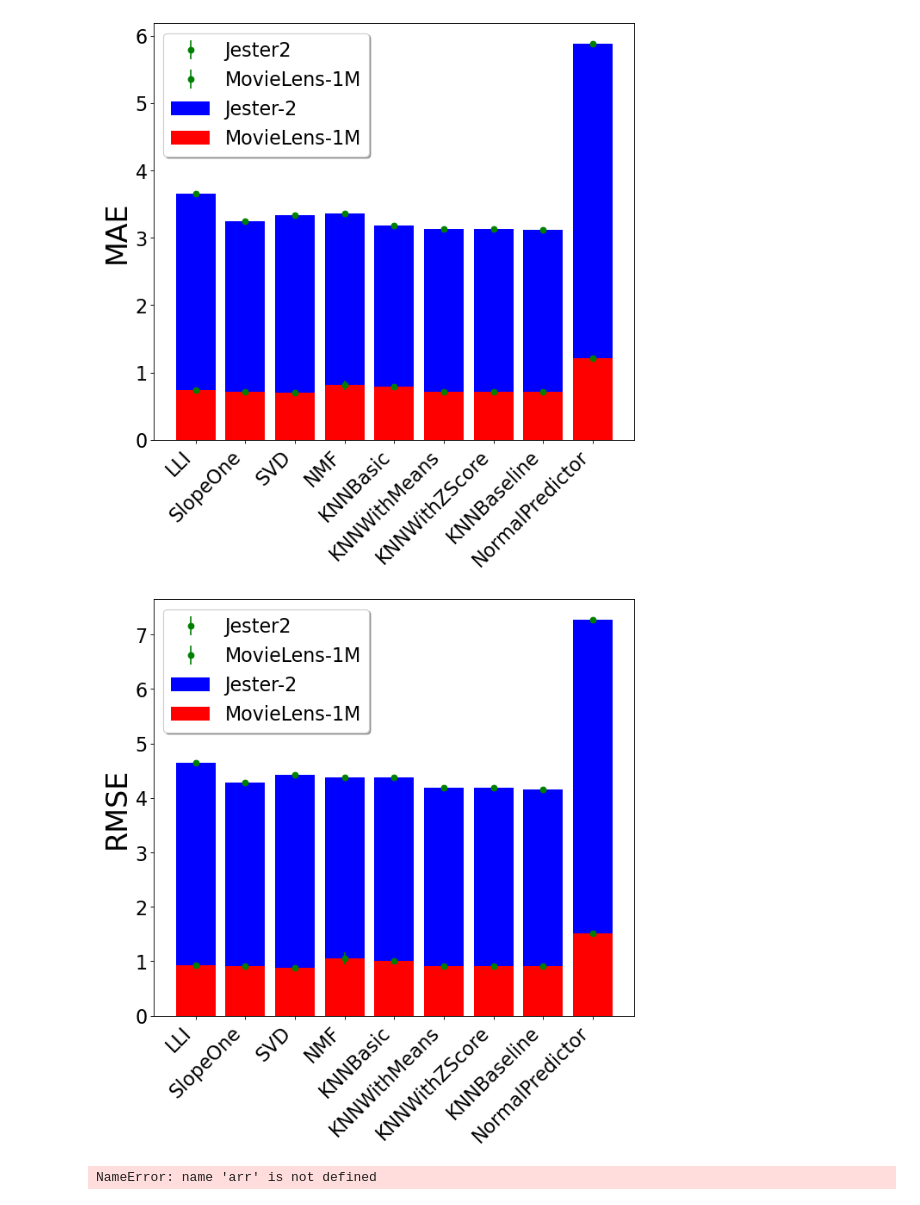
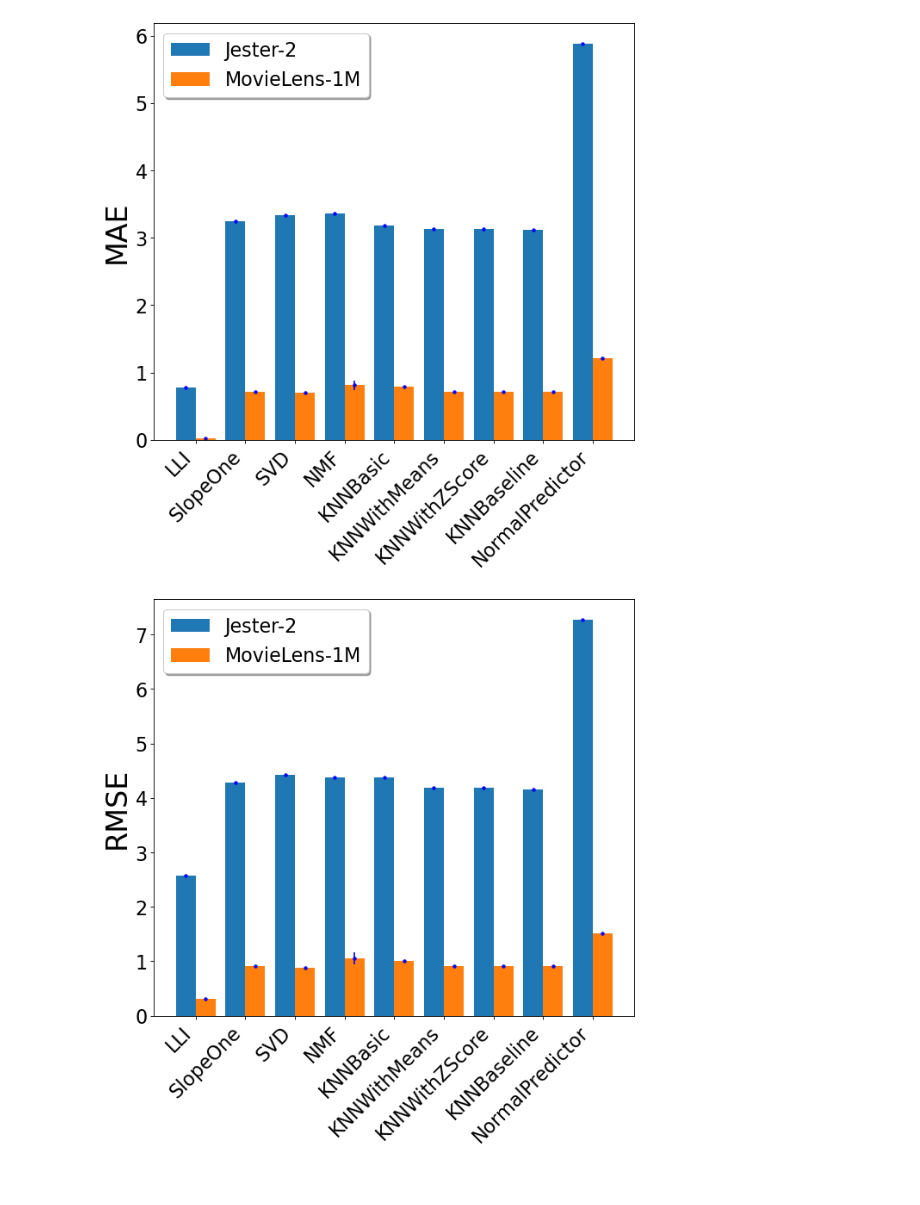
Before and after one commit to tungnguyen1234/LLI-Recommender-System, a Jupyter notebook: visualization/Plot_UC.ipynb, the cells around one changed output. Drawn from its saved outputs; the diff is of its cells as text; code cells hidden in the pictures.

```diff
--- a/visualization/Plot_UC.ipynb
+++ b/visualization/Plot_UC.ipynb
@@ -4,6 +6,6 @@ import matplotlib.pyplot as plt
 # %%
 # MovieLens1M and Jester
-jester = {'LLI': {'MAE': [3.66033864, 2.9802322387695312e-05], 'RMSE': [4.644750118255, 0.003978729248]},\
+jester = {'LLI': {'MAE': [0.780155748128891, 0.0008293048678722447], 'RMSE': [2.5694790124893188, 0.002357667615713407]},\
         'SlopeOne': {'MAE': [3.24346061, 0.00582920], 'RMSE': [4.276264, 0.00594627]},\
         'SVD': {'MAE': [3.33184702, 0.003690941], 'RMSE': [4.42742606, 0.003001447]},\
         'NMF': {'MAE':[3.355650612340057,0.010752853351171082], 'RMSE': [4.374144414, 0.00924872]},\
@@ -14,7 +16,9 @@ jester = {'LLI': {'MAE': [3.66033864, 2.9802322387695312e-05], 'RMSE': [4.644750
         'NormalPredictor': {'MAE':[5.880311067, 0.0077080144], 'RMSE' : [7.26971411,0.0080865294]},\
 }
 
-ml_1m = {'LLI': {'MAE': [0.7440393269062042, 0.0009473264217376709], 'RMSE': [0.9340194165706635, 0.00020560622215270996]},\
+#'LLI': {'MAE': [3.66033864, 2.9802322387695312e-05], 'RMSE': [4.644750118255, 0.003978729248]}
+
+ml_1m = {'LLI': {'MAE': [0.02736947014927864, 4.8901083778024345e-05], 'RMSE': [0.3036342322826385, 0.0005537608722051506]},\
         'SlopeOne': {'MAE': [0.7162062286177, 0.00046123449286989023], 'RMSE': [0.9082294888547588, 0.0004939931702374945]},\
         'SVD': {'MAE': [0.6961877998544651, 0.0009211154026132371], 'RMSE': [0.8856978353606525, 0.001187294716554586]},\
         'NMF': {'MAE':[0.8121980198380494, 0.06803363663186758], 'RMSE' : [1.054514096199889, 0.10570039677609855]},\
@@ -24,6 +28,8 @@ ml_1m = {'LLI': {'MAE': [0.7440393269062042, 0.0009473264217376709], 'RMSE': [0.
         'KNNBaseline':{'MAE':[0.7123275216510949, 0.0005397593326109994], 'RMSE': [0.9056859793736022, 0.000606549912372103]},\
         'NormalPredictor': {'MAE':[1.2067523182328526, 7.888168996591403e-05], 'RMSE': [1.505686395630935, 0.00021683470333301992]},\
 }
+
+# 'LLI': {'MAE': [0.7440393269062042, 0.0009473264217376709], 'RMSE': [0.9340194165706635, 0.00020560622215270996]}
 # %%
 def get_MAE_RMSE(data):
     MAE_mean = {}
@@ -45,7 +51,7 @@ labels = list(jester.keys())
 length = len(labels)
 # %%
 def draw(data_1, data_2, labels, length, metric):
-    X = range(1,length+1)
+    X = np.arange(length)
     Y1 = list(data_1[0].values())
     Y2 = list(data_2[0].values())
     std1 = list(data_1[1].values())
@@ -55,48 +61,23 @@ def draw(data_1, data_2, labels, length, metric):
     Y2_plus = [a + b for a, b in zip(Y2, std2)]
     Y2_minus = [a - b for a, b in zip(Y2, std2)]
 
-    df = pd.DataFrame(zip(x*3, ["y"]*3+["z"]*3+["k"]*3, y+z+k), columns=["time", "kind", "data"])
-    plt.figure(figsize=(10, 6))
-    sns.barplot(x="time", hue="kind", y="data", data=df)
-
     fig = plt.figure(figsize=(9, 8), dpi=80)
-    ax = fig.add_subplot(111)
 
     # mean and std
-#     plt.boxplot(Y1, labels = X, 'Jester-2', linestyle = 'None',)
-#     plt.boxplot([X, Y2, label = 'MovieLens-1M', linestyle = 'None',)
-#     plt.fill_between(X, Y1_plus, Y1_minus, color='#ffcd3c', alpha=0.5, linestyle = 'None',)
-#     plt.fill_between(X, Y2_plus, Y2_minus, color='#ffcd3c', alpha=0.5, linestyle = 'None',)
-    plt.errorbar(X, Y1, yerr = std1,fmt='o',ecolor = 'green',color='green', label = 'Jester2')
-    plt.errorbar(X, Y2, yerr = std2,fmt='o',ecolor = 'green',color='green', label = 'MovieLens-1M')
-    plt.bar(X, Y1, color='blue',  label = 'Jester-2', linestyle = 'None',)
-    plt.bar(X, Y2, color='red',label = 'MovieLens-1M', linestyle = 'None',)
+    plt.errorbar(X - 0.2, Y1, yerr = std1,fmt='.k',ecolor = 'blue',color='blue')
+    plt.errorbar(X + 0.2, Y2, yerr = std2,fmt='.k',ecolor = 'blue',color='blue')
+    plt.bar(X - .2, Y1,width=0.4, label = 'Jester-2', linestyle = 'None',)
+    plt.bar(X + .2, Y2,width=0.4, label = 'MovieLens-1M', linestyle = 'None',)
     plt.xticks(X, labels, rotation=45, ha="right", fontsize = 20)
     plt.legend(loc='upper left', shadow=True, fontsize=20)
     plt.ylabel(metric, fontsize=30)
     plt.yticks(fontsize = 20)
-    plt.savefig(fname = f"{metric}_plot_2_dim", bbox_inches='tight')
+    # plt.savefig(fname = f"{metric}_plot_2_dim_new", bbox_inches='tight')
     plt.show()
+    return X, Y1, Y2
 # %%
-draw(MAE_jester, MAE_ml_1m, labels, length, "MAE")
-draw(RMSE_jester, RMSE_ml_1m, labels, length, "RMSE")
+X, jester_MAE, ml_1m_MAE = draw(MAE_jester, MAE_ml_1m, labels, length, "MAE")
+X, jester_RMSE, ml_1m_RMSE = draw(RMSE_jester, RMSE_ml_1m, labels, length, "RMSE")
 # %% [output]
-[figure, old version]
+[figure, new version]
-[figure, old version]
+[figure, new version]
-# %%
-y_val = list(arr.values())
-X = range(1,len(arr)+1)
-plt.figure(figsize=(9, 8), dpi=80)
-Y1 = [y[0] for y in y_val]
-Y2 = [y[1] for y in y_val]
-plt.xticks(X, list(arr.keys()), rotation=45, ha="right")
-plt.plot(X, Y1, marker="o")
-plt.plot(X, Y2, marker="o")
-for x,y1, y2 in zip(X, Y1, Y2):
-    label = "{:.2f}".format(y1)
-    plt.annotate(label, (x, y1), ha='center', xytext=(0,10), textcoords="offset points")
-    label = "{:.2f}".format(y2)
-    plt.annotate(label, (x, y2), ha='center', xytext=(0,10), textcoords="offset points")
-plt.show()
-# %% [output]
-NameError: name 'arr' is not defined
```
Also changed, not shown: parts of 25 cells of this notebook, 9 other files.
